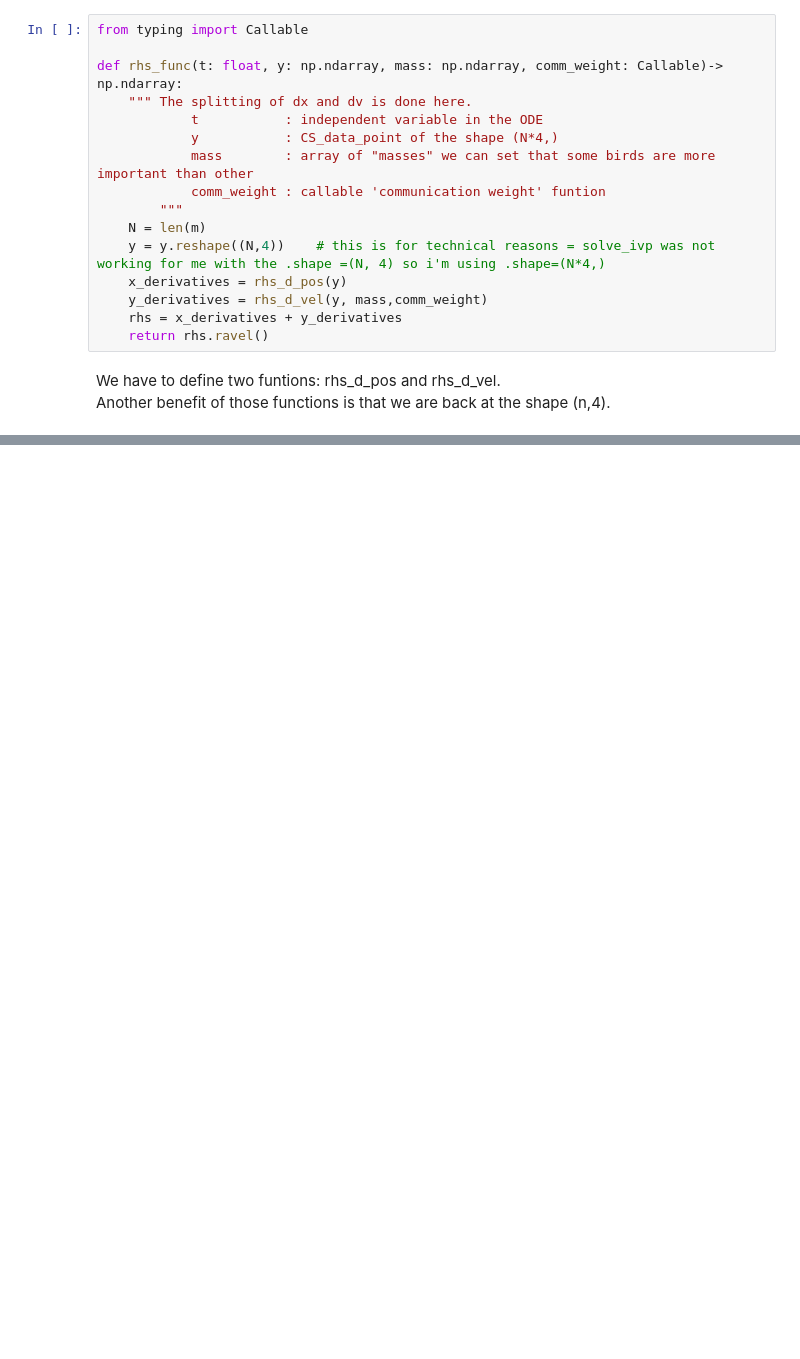
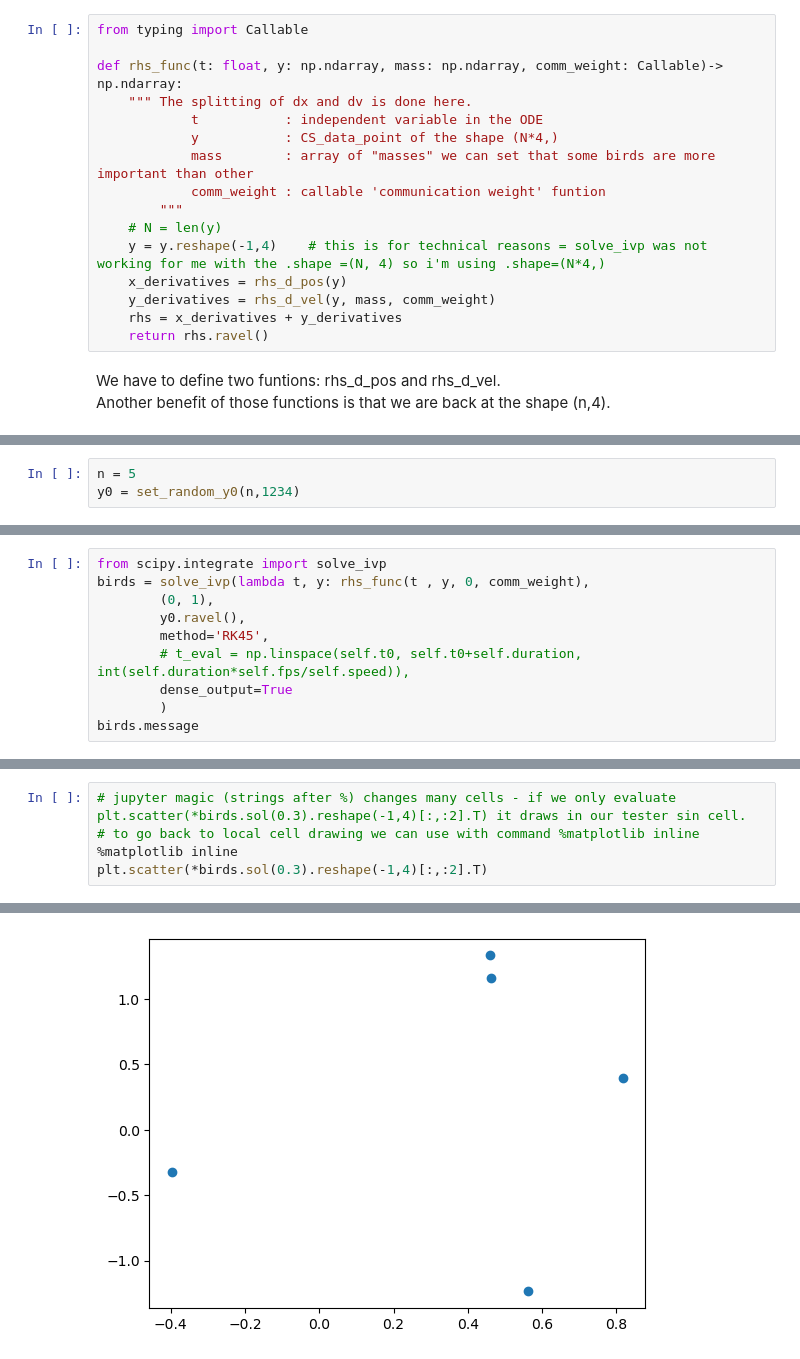
Before and after one commit to Polatucha16/collective_dynamics_lab, a Jupyter notebook: 04 RK solving CS.ipynb, the cells around one changed output, grey strips where cells are left out. Cells and saved outputs as stored; diff of their text form; blank space fills up the shorter version.

Commit message:
04 midworked
made time interactive slider with scatterplot of birds

```diff
--- a/04 RK solving CS.ipynb
+++ b/04 RK solving CS.ipynb
@@ -85,10 +86,10 @@ def rhs_func(t: float, y: np.ndarray, mass: np.ndarray, comm_weight: Callable)->
             mass        : array of "masses" we can set that some birds are more important than other
             comm_weight : callable 'communication weight' funtion
         """
-    N = len(m)
-    y = y.reshape((N,4))    # this is for technical reasons = solve_ivp was not working for me with the .shape =(N, 4) so i'm using .shape=(N*4,)
+    # N = len(y)
+    y = y.reshape(-1,4)    # this is for technical reasons = solve_ivp was not working for me with the .shape =(N, 4) so i'm using .shape=(N*4,)
     x_derivatives = rhs_d_pos(y)
-    y_derivatives = rhs_d_vel(y, mass,comm_weight)
+    y_derivatives = rhs_d_vel(y, mass, comm_weight)
     rhs = x_derivatives + y_derivatives
     return rhs.ravel()
 # %% [markdown]
@@ -146,0 +285,3 @@ vel_diff.shape
+# %%
+n = 5
+y0 = set_random_y0(n,1234)
@@ -146,0 +290,10 @@ vel_diff.shape
+# %%
+from scipy.integrate import solve_ivp
+birds = solve_ivp(lambda t, y: rhs_func(t , y, 0, comm_weight),
+        (0, 1),
+        y0.ravel(),
+        method='RK45',
+        # t_eval = np.linspace(self.t0, self.t0+self.duration, int(self.duration*self.fps/self.speed)),
+        dense_output=True
+        )
+birds.message
@@ -146,0 +361,6 @@ vel_diff.shape
+# %%
+# jupyter magic (strings after %) changes many cells - if we only evaluate  plt.scatter(*birds.sol(0.3).reshape(-1,4)[:,:2].T) it draws in our tester sin cell.
+# to go back to local cell drawing we can use with command %matplotlib inline
+%matplotlib inline
+plt.scatter(*birds.sol(0.3).reshape(-1,4)[:,:2].T)
+# %% [output]
@@ -146,0 +368 @@ vel_diff.shape
+[figure, added]
```
Also changed, not shown: parts of 26 cells of this notebook, 1 other file.
